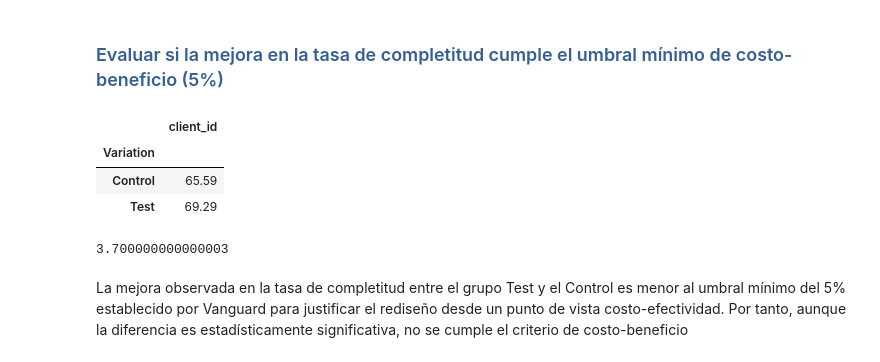
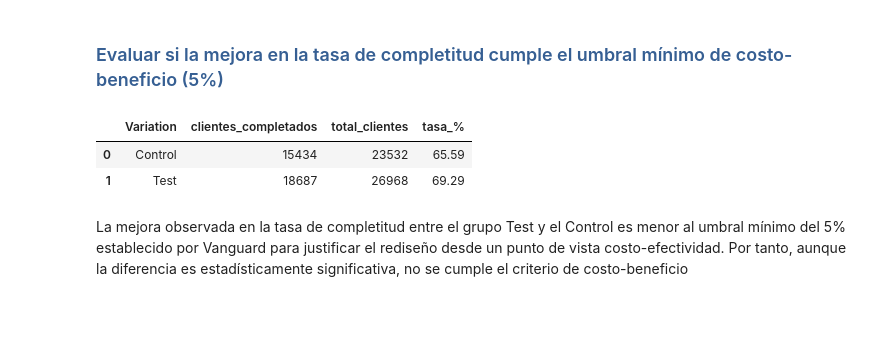
Before and after one commit to JimenezRoDA/vanguard-ab-test, a Jupyter notebook: notebooks/vanguard-ab-test.ipynb, the cells around one changed output. Drawn from its saved outputs; the diff is of its cells as text; code cells hidden in the pictures; blank space fills up the shorter version.

```diff
--- a/notebooks/vanguard-ab-test.ipynb
+++ b/notebooks/vanguard-ab-test.ipynb
@@ -232,0 +57,3 @@ df.dropna(subset=['num_accts'], inplace=True)
+# %%
+#Últimos toques y juntamos datos
+df_web_v, df = preparar_datos_web(df_web_1, df_web_2, df_exp_cli, df_final_demo)
@@ -427,3 +230,0 @@ Name: count, dtype: int64
-# %%
-df_web_v = pd.merge(df_web, df_exp_cli, on ='client_id',how='inner')
-df_web_v.head()
@@ -437,2 +230,0 @@ df_web_v.head()
-# %%
-df_web_v = df_web_v.drop_duplicates()
@@ -484,0 +237,4 @@ completion_rate
+# %%
+#Calculamos la tasa de finalización
+tasa_finalizacion_general = calcular_tasa_finalizacion(df_web_v)
+print(tasa_finalizacion_general)
@@ -1231,19 +872,12 @@ Como el valor p es menor a 0,05, rechazamos la hipótesis nula. Esto indica que
 # %% [markdown]
 <h3 style="color: 	#365F93;">Evaluar si la mejora en la tasa de completitud cumple el umbral mínimo de costo-beneficio (5%)</h3>
 # %%
-# 1. Calcular la tasa de completitud para Control y para Test, ya tengo los datos.
-completion_rate
+# 1. Calcular la tasa de completitud para Control y para Test, ya tengo los datos
+tasa_finalizacion_general
 # %% [output]
-|  | client_id |
-| Variation |  |
-| Control | 65.59 |
-| Test | 69.29 |
+|  | Variation | clientes_completados | total_clientes | tasa_% |
+| 0 | Control | 15434 | 23532 | 65.59 |
+| 1 | Test | 18687 | 26968 | 69.29 |
-# %%
-# 2. Calcular la diferencia porcentual entre ellas.
-diff = completion_rate.loc['Test', 'client_id'] - completion_rate.loc['Control', 'client_id']
-diff
-# %% [output]
-3.700000000000003
 # %% [markdown]
 La mejora observada en la tasa de completitud entre el grupo Test y el Control es menor al umbral mínimo del 5% establecido por Vanguard para justificar el rediseño desde un punto de vista costo-efectividad. Por tanto, aunque la diferencia es estadísticamente significativa, no se cumple el criterio de costo-beneficio
 # %% [markdown]
```
Also changed, not shown: parts of 85 cells of this notebook, 1 other file.
